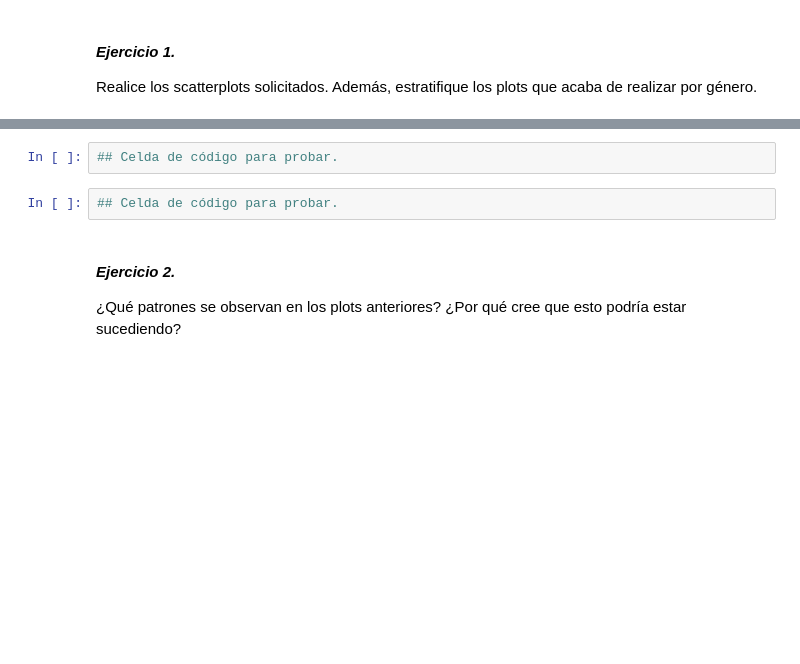
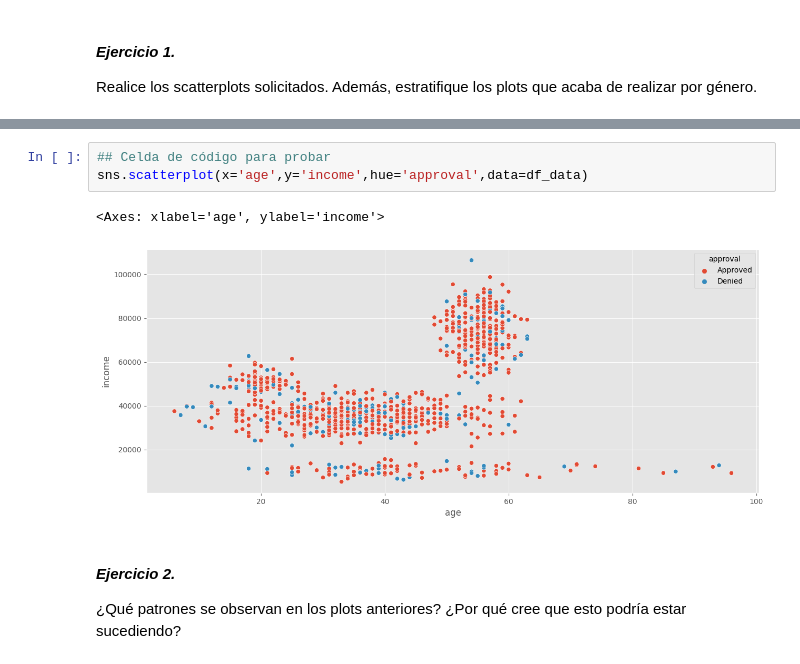
Before and after one commit to jazaineam1/Diplomado_ucentral_ME, a Jupyter notebook: Lectura_12_Examples_clustering_stud.ipynb, the cells around one changed output, grey strips where cells are left out. Saved outputs shown, nothing was run; the diff lists cells and outputs as text; blank space fills up the shorter version.

```diff
--- a/Lectura_12_Examples_clustering_stud.ipynb
+++ b/Lectura_12_Examples_clustering_stud.ipynb
@@ -136,7 +145,9 @@ Realice los scatterplots solicitados. Además, estratifique los plots que acaba
 # %%
-## Celda de código para probar.
+## Celda de código para probar
+sns.scatterplot(x='age',y='income',hue='approval',data=df_data)
+# %% [output]
+<Axes: xlabel='age', ylabel='income'>
+[figure, added]
-# %%
-## Celda de código para probar.
 # %% [markdown]
 #### ***Ejercicio 2.***
 
```
Also changed, not shown: parts of 16 cells of this notebook.
